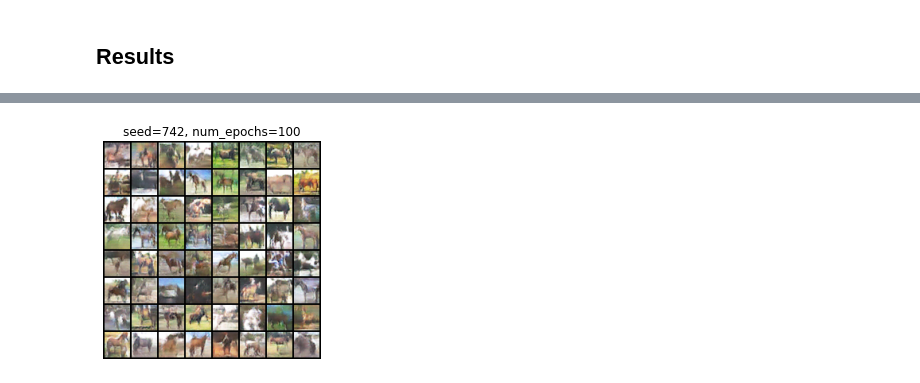
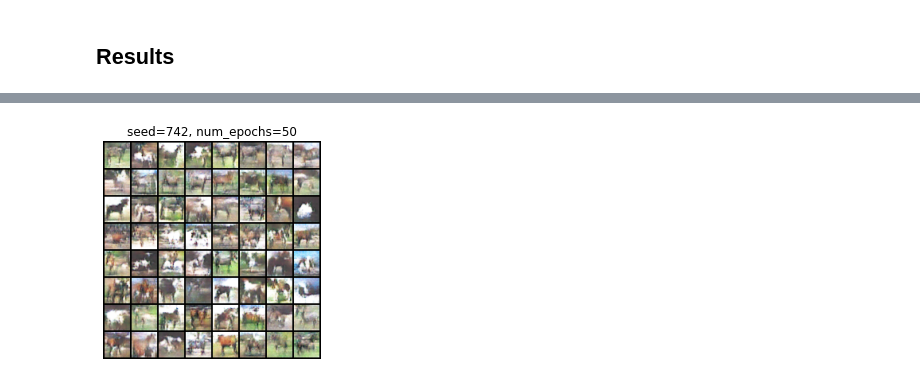
Before and after one commit to mattchap2/deep-learning, a Jupyter notebook: pegasus-code.ipynb, the cells around one changed output, grey strips where cells are left out. Cells and saved outputs as stored; diff of their text form; code cells hidden in the pictures.

Commit message:
Refactor pegasus-code.ipynb

```diff
--- a/pegasus-code.ipynb
+++ b/pegasus-code.ipynb
@@ -42,0 +50,8 @@ Mounted at /content/drive
+# %%
+train_data = torchvision.datasets.CIFAR10(
+    'drive/My Drive/GitHub/dcgan-pegasus/cifar10', train=True, download=True,
+    transform=torchvision.transforms.Compose([
+                                              torchvision.transforms.Resize(32),
+                                              torchvision.transforms.ToTensor(),
+                                              ])
+    )
@@ -45,15 +101,9 @@ Mounted at /content/drive
 # %% [markdown]
 Define functions.
 # %%
-# helper function to make getting another batch of data easier
-# def cycle(iterable):
-#     while True:
-#         for x in iterable:
-#             yield x
-
-def get_data_of_class(class_name_lst, data):
-  """Get subset of original data with a specific label (e.g., 'horse')"""
-  target = [class_names.index(class_name) for class_name in class_name_lst]
+def get_data_of_class(labels, data):
+  """Get subset of original data with a specific label"""
+  target = [class_names.index(class_name) for class_name in labels]
   new_data_indices = [i for i in range(len(data)) if data[i][1] in target]
   new_data = torch.utils.data.Subset(data, new_data_indices)
   return new_data
@@ -66,10 +113,0 @@ Fetch CIFAR-10 dataset.
-# %%
-train_data = torchvision.datasets.CIFAR10(
-    'drive/My Drive/training/cifar10', train=True, download=True,
-    transform=torchvision.transforms.Compose([
-                                              torchvision.transforms.Resize(32),
-                                              # torchvision.transforms.Grayscale(),
-                                              torchvision.transforms.ToTensor(),
-    ]))
-
-class_names = ['airplane', 'car', 'bird', 'cat', 'deer', 'dog', 'frog', 'horse', 'ship', 'truck']
@@ -337,0 +391,6 @@ torch.Size([64, 3, 32, 32])
+# %%
+num_epochs = 50
+lr = 0.0002
+beta1 = 0.5
+
+dataloader = horse_loader
@@ -543,19 +593,19 @@ plt.show()
 # %%
 # Grab a batch of real images from the dataloader
 real_batch = next(iter(dataloader))
 
 # Plot the real images
 # plt.figure(figsize=(15,15))
 # plt.subplot(1,2,1)
 # plt.axis("off")
 # plt.title("Real Images")
 # plt.imshow(np.transpose(vutils.make_grid(real_batch[0].to(device)[:64], padding=5, normalize=True).cpu(),(1,2,0)))
 
 # Plot the fake images from the last epoch
 # plt.subplot(1,2,2)
 plt.axis("off")
-plt.title("seed={}, num_epochs={}".format(manualSeed, num_epochs))
+plt.title("seed={}, num_epochs={}".format(seed, num_epochs))
 plt.imshow(np.transpose(img_list[-1],(1,2,0)))
 plt.show()
 # %% [output]
-[figure, old version]
+[figure, new version]
```
Also changed, not shown: parts of 72 cells of this notebook.
